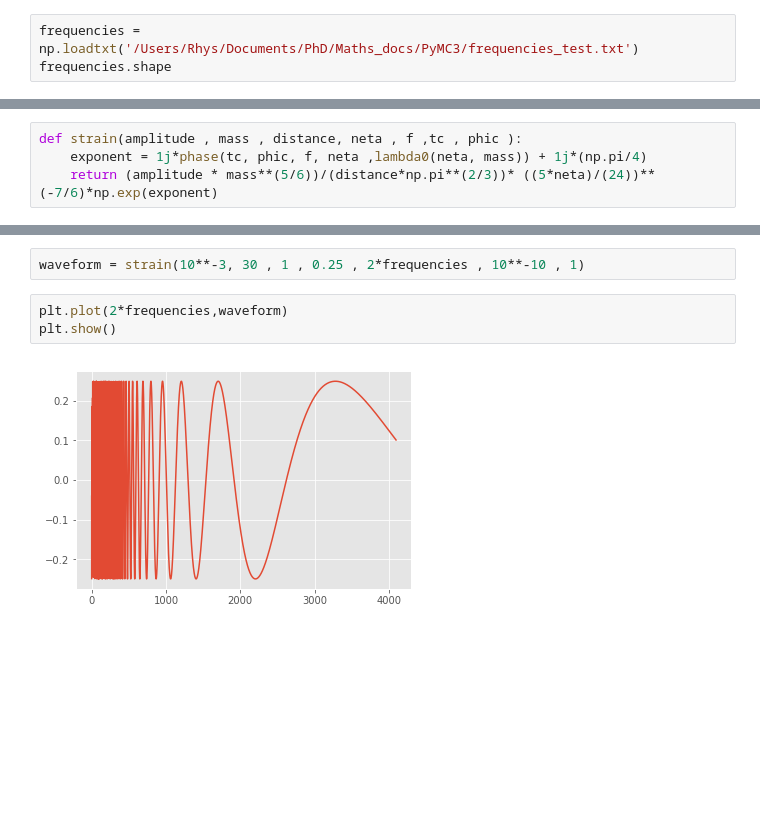
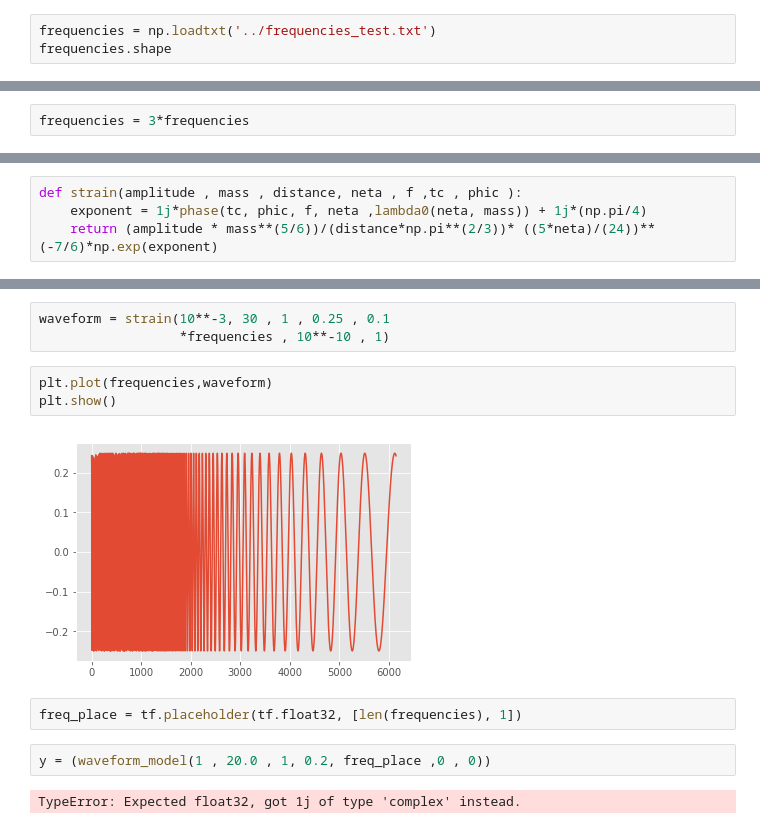
Before and after one commit to rgreen1995/Probabilistic-Programming, a Jupyter notebook: tensorflow/Tf_GW_inf.ipynb, the cells around one changed output, grey strips where cells are left out. Saved outputs shown, nothing was run; the diff lists cells and outputs as text; blank space fills up the shorter version.

```diff
--- a/tensorflow/Tf_GW_inf.ipynb
+++ b/tensorflow/Tf_GW_inf.ipynb
@@ -14,10 +14,12 @@ import warnings
 plt.style.use("ggplot")
 warnings.filterwarnings('ignore')
 # %%
-frequencies = np.loadtxt('/Users/Rhys/Documents/PhD/Maths_docs/PyMC3/frequencies_test.txt')
+frequencies = np.loadtxt('../frequencies_test.txt')
 frequencies.shape
 # %% [output]
 (8193,)
+# %%
+frequencies = 3*frequencies
 # %%
 def lambda0(neta , mass):
     return 3/(128 * neta * (np.pi*mass)**(5/3))
@@ -55,7 +68,14 @@ def target_log_prob_fn(avg_effect, avg_stddev, school_effects_standard):
 # %%
-waveform = strain(10**-3, 30 , 1 , 0.25 , 2*frequencies , 10**-10 , 1)
+waveform = strain(10**-3, 30 , 1 , 0.25 , 0.1
+                  *frequencies , 10**-10 , 1)
 # %%
-plt.plot(2*frequencies,waveform)
+plt.plot(frequencies,waveform)
 plt.show()
 # %% [output]
-[figure, old version]
+[figure, new version]
+# %%
+freq_place = tf.placeholder(tf.float32, [len(frequencies), 1])
+# %%
+y = (waveform_model(1 , 20.0 , 1, 0.2, freq_place ,0 , 0))
+# %% [output]
+TypeError: Expected float32, got 1j of type 'complex' instead.
```
Also changed, not shown: parts of 6 cells of this notebook, 11 other files.
